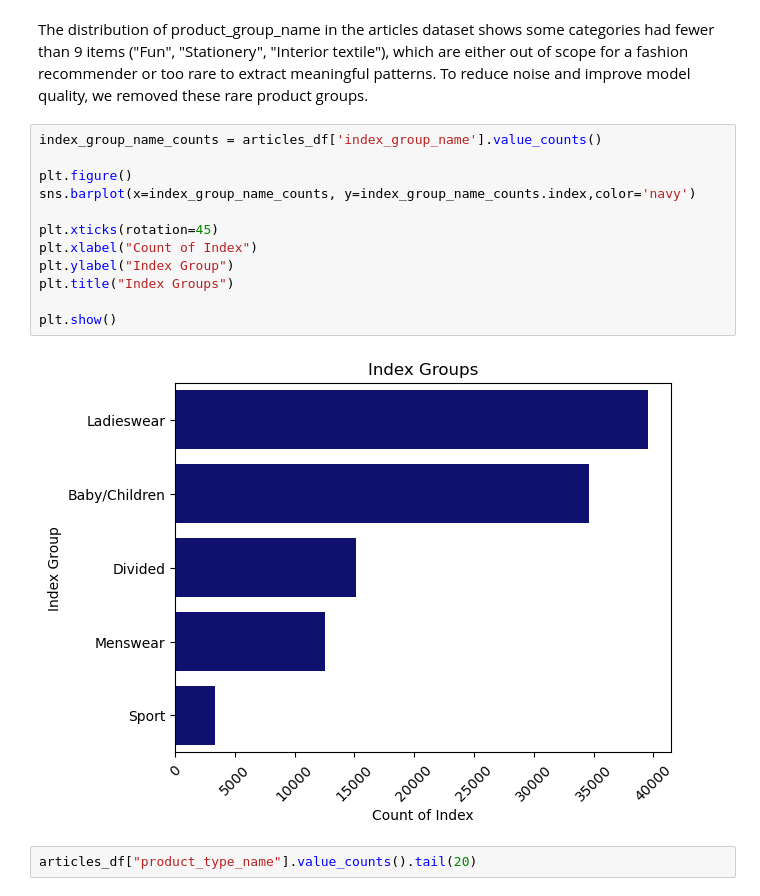
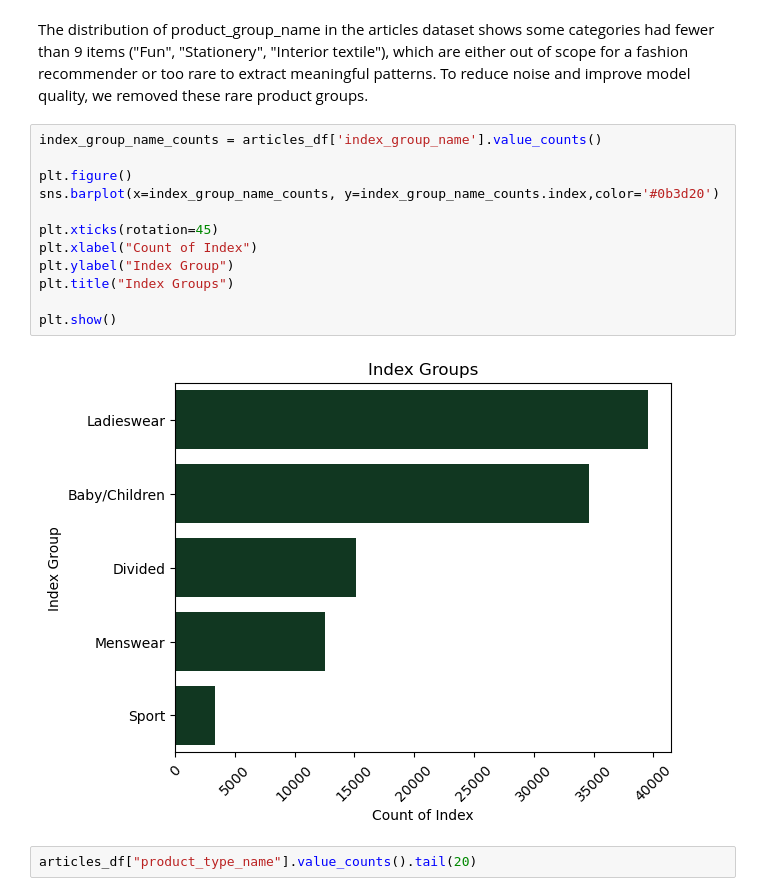
Before and after one commit to parisrahmani/HM-NLP-Recommender, a Jupyter notebook: notebooks/01-EDA-HM.ipynb, the cells around one changed output. Drawn from its saved outputs; the diff is of its cells as text.

```diff
--- a/notebooks/01-EDA-HM.ipynb
+++ b/notebooks/01-EDA-HM.ipynb
@@ -590,17 +570,17 @@ The distribution of product_group_name in the articles dataset shows some catego
 # %%
 index_group_name_counts = articles_df['index_group_name'].value_counts()
 
 plt.figure()
-sns.barplot(x=index_group_name_counts, y=index_group_name_counts.index,color='navy')
+sns.barplot(x=index_group_name_counts, y=index_group_name_counts.index,color='#0b3d20')
 
 plt.xticks(rotation=45)
 plt.xlabel("Count of Index")
 plt.ylabel("Index Group")
 plt.title("Index Groups")
 
 plt.show()
 # %% [output]
-[figure, old version]
+[figure, new version]
 # %%
 articles_df["product_type_name"].value_counts().tail(20)
 # %% [output]
```
Also changed, not shown: parts of 53 cells of this notebook.
